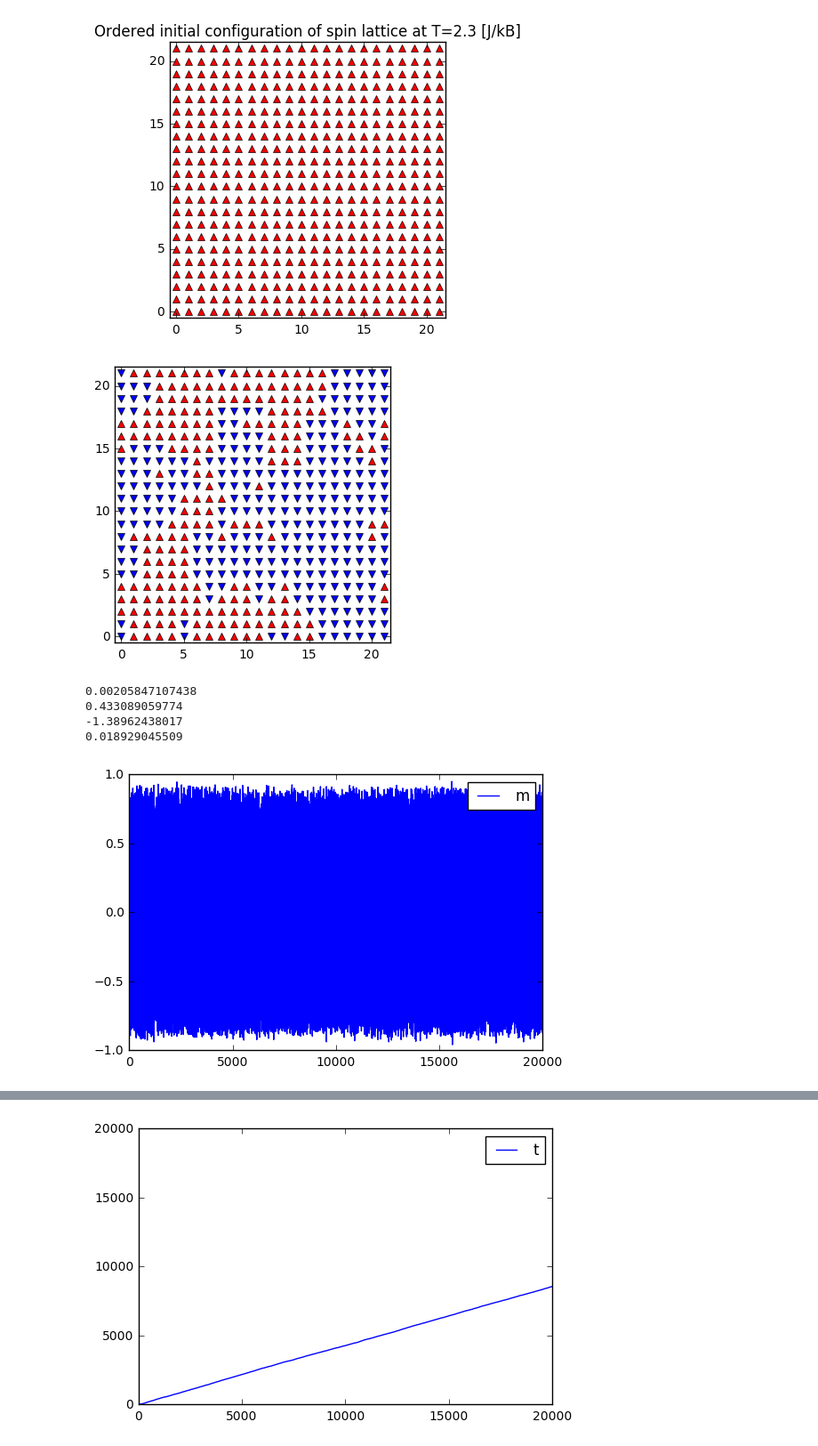
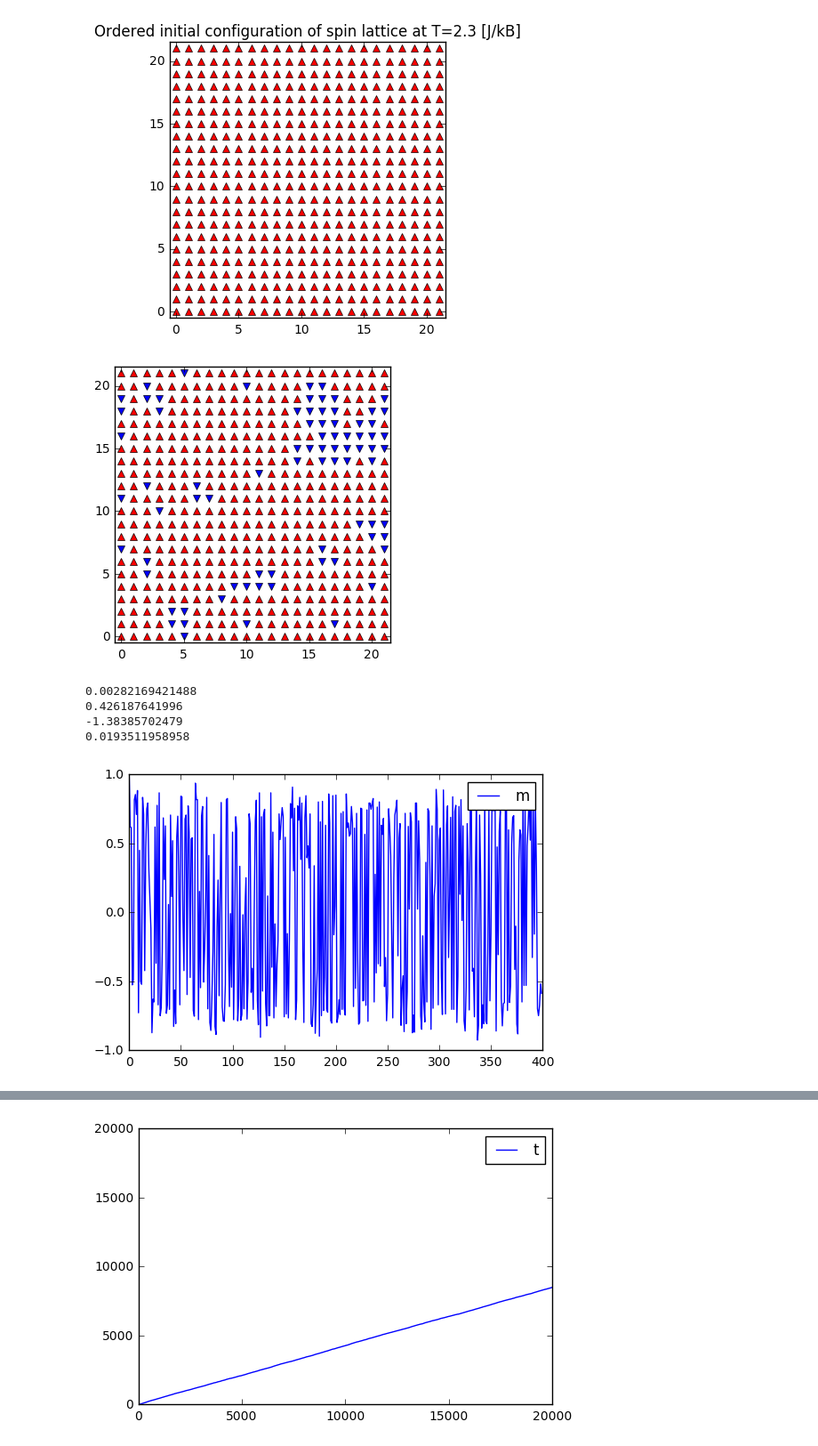
Before and after one commit to DromaninCM/PAS-IPython-notebooks, a Jupyter notebook: homework-4-pas-krzakala.ipynb, the cells around one changed output, grey strips where cells are left out. Shown at 89% size. Cells and saved outputs as stored; diff of their text form; code cells hidden in the pictures.

```diff
--- a/homework-4-pas-krzakala.ipynb
+++ b/homework-4-pas-krzakala.ipynb
@@ -93,6 +93,9 @@ class lattice(object):
             self.energy.append(self.compute_energy())
             self.magnetization.append(self.compute_magnetization())
 
+            if step%100000:
+                print step
+
     def wolff(self, n_steps):
 
         # compute the probability of accepting a move
@@ -464,21 +469,22 @@ Ising_nearTc.wolff(20000)
 # %%
 Ising_nearTc.plot_lattice()
 # %% [output]
-[figure, old version]
+[figure, new version]
 # %%
 print np.mean(Ising_nearTc.magnetization)
 print np.var(Ising_nearTc.magnetization)
 print np.mean(Ising_nearTc.energy)
 print np.var(Ising_nearTc.energy)
 # %% [output]
-0.00205847107438
-0.433089059774
--1.38962438017
-0.018929045509
+0.00282169421488
+0.426187641996
+-1.38385702479
+0.0193511958958
 # %%
-plt.plot(xrange(len(Ising_nearTc.magnetization)), Ising_nearTc.magnetization, label = "m")
+#show every 50 samples
+plt.plot(xrange(len(Ising_nearTc.magnetization[0::50])), Ising_nearTc.magnetization[0::50], label = "m")
 plt.legend()
 plt.show()
 # %% [output]
-[figure, old version]
+[figure, new version]
 # %%
```
Also changed, not shown: parts of 17 cells of this notebook.
